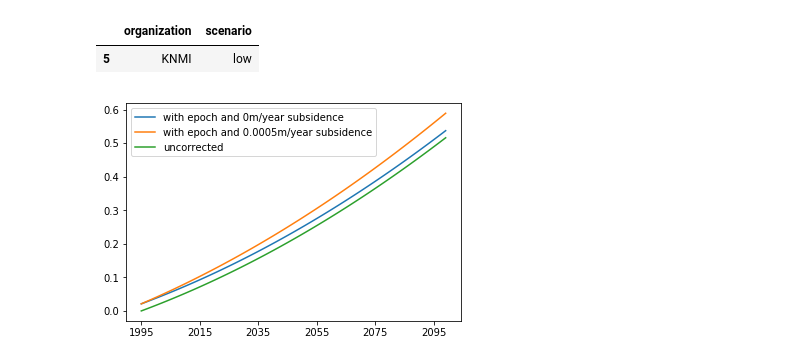
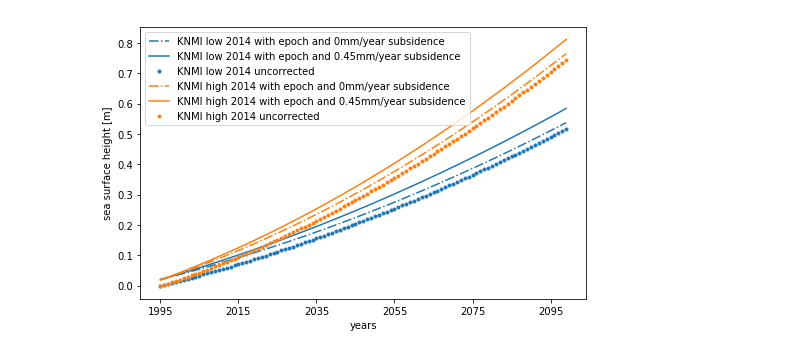
Before and after one commit to openearth/sealevel, a Jupyter notebook: notebooks/analysis/scenarios/scenario-vs-measurements.ipynb, the cells around one changed output. Drawn from its saved outputs; the diff is of its cells as text; code cells hidden in the pictures.

```diff
--- a/notebooks/analysis/scenarios/scenario-vs-measurements.ipynb
+++ b/notebooks/analysis/scenarios/scenario-vs-measurements.ipynb
@@ -18,6 +18,7 @@ ureg = pint.UnitRegistry()
 # TODO: replace with 2017 figures (from HKV update)
 # These are the SLR measurements averaged over 6 tide gauges
 mean_sl_path = pathlib.Path('~/src/sealevel-svn/editorial/2018/mean_sl_plot.csv').expanduser()
+mean_sl_path = pathlib.Path('~/src/sealevel/notebooks/dutch-sea-level-monitor-export-2018-11-22.csv').expanduser()
 # these are the polygons as used in figure 3.26 in KNMI 2014 scenario
 knmi_scenarios_path = pathlib.Path('~/src/sealevel/data/knmi/KNMI14_sealevel_scenarios_by_1year_3polfit.csv').expanduser()
 # %%
@@ -36,11 +37,13 @@ knmi_df.tail()
 | 105 | 2100 | 27.7 | 75.7 | 50.9 | 98.9 | KNMI14 scenarios; Created as 3rd ... | 0.277 | 0.757 | 0.509 | 0.989 |
 # %%
 # read all the scenarios
-slr_df = pd.read_csv(mean_sl_path)
-slr_df['date'] = slr_df['year'].apply(lambda x:dateutil.parser.parse(x))
+# slr_df = pd.read_csv(mean_sl_path)
+slr_df = pd.read_csv(mean_sl_path, comment='#', parse_dates=['date'])
+
+# slr_df['date'] = slr_df['year'].apply(lambda x:dateutil.parser.parse(x))
 slr_df = slr_df.set_index('date')
 # convert to units
-height_mm = slr_df['height'].values * ureg.centimeter
+height_mm = slr_df['height'].values * ureg.millimeter
 height_m = height_mm.to(ureg.meter)
 slr_df['height_m'] = height_m
 slr_df['height'].plot()
@@ -61,5 +101,5 @@ mean_sl_between_years(slr_df, 2016, 2017) - mean_sl_between_years(slr_df, 1986,
 # %%
-def correct_subsidence_and_epoch(dates, ssh, subsidence_rate=0.0005):
+def correct_subsidence_and_epoch(dates, ssh, subsidence_rate=0.00045):
     delta_years_since_epoch = np.array([
         (date_i - datetime.datetime(1995, 1, 1)).days / 365.25
         for date_i
@@ -214,32 +297,36 @@ _ = ax.set_ylim(-0.1, 0.3)
 # %%
-fig, ax = plt.subplots()
+fig, ax = plt.subplots(figsize=(8, 5))
 # pick the low scenario
-row = scenarios_df[
-    np.logical_and(
-        scenarios_df['organization'] == 'KNMI',
-        scenarios_df['scenario'] == 'low'
+for i, row in scenarios_df[
+        scenarios_df['organization'] == 'KNMI'
+    ].iterrows():
+    # show differences with and without subsidence and epoch fix
+    line, = ax.plot(
+        row['interp_dates'],
+        row['correction'](row['interp_dates'], row['interp_mean'], subsidence_rate=0),
+        '-.',
+        label='{} {} {} with epoch and 0mm/year subsidence'.format(row['organization'], row['scenario'], row['name'])
     )
-].iloc[0]
-# show differences with and without subsidence and epoch fix
-ax.plot(
-    row['interp_dates'],
-    row['correction'](row['interp_dates'], row['interp_mean'], subsidence_rate=0),
-    label='with epoch and 0m/year subsidence'
-)
-ax.plot(
-    row['interp_dates'],
-    row['correction'](row['interp_dates'], row['interp_mean'], subsidence_rate=0.0005),
-    label='with epoch and 0.0005m/year subsidence'
-)
-ax.plot(
-    row['interp_dates'],
-    row['interp_mean'],
-    label='uncorrected'
-)
-ax.legend()
-# show the row
-pd.DataFrame([row])[['organization', 'scenario']]
+    color = line.get_color()
+    ax.plot(
+        row['interp_dates'],
+        row['correction'](row['interp_dates'], row['interp_mean'], subsidence_rate=0.00045),
+        '-',
+        color=color,
+        label='{} {} {} with epoch and 0.45mm/year subsidence'.format(row['organization'], row['scenario'], row['name'])
+    )
+    ax.plot(
+        row['interp_dates'],
+        row['interp_mean'],
+        '.',
+        color=color,
+        label='{} {} {} uncorrected'.format(row['organization'], row['scenario'], row['name'])
+    )
+    ax.legend()
+    ax.set_xlabel('years')
+    ax.set_ylabel('sea surface height [m]')
+    ax.legend(loc='best')
+    # show the row
+fig.savefig('scenarios-with-correction.pdf')
 # %% [output]
-|  | organization | scenario |
-| 5 | KNMI | low |
-[figure, old version]
+[figure, new version]
```
Also changed, not shown: parts of 5 cells of this notebook.
